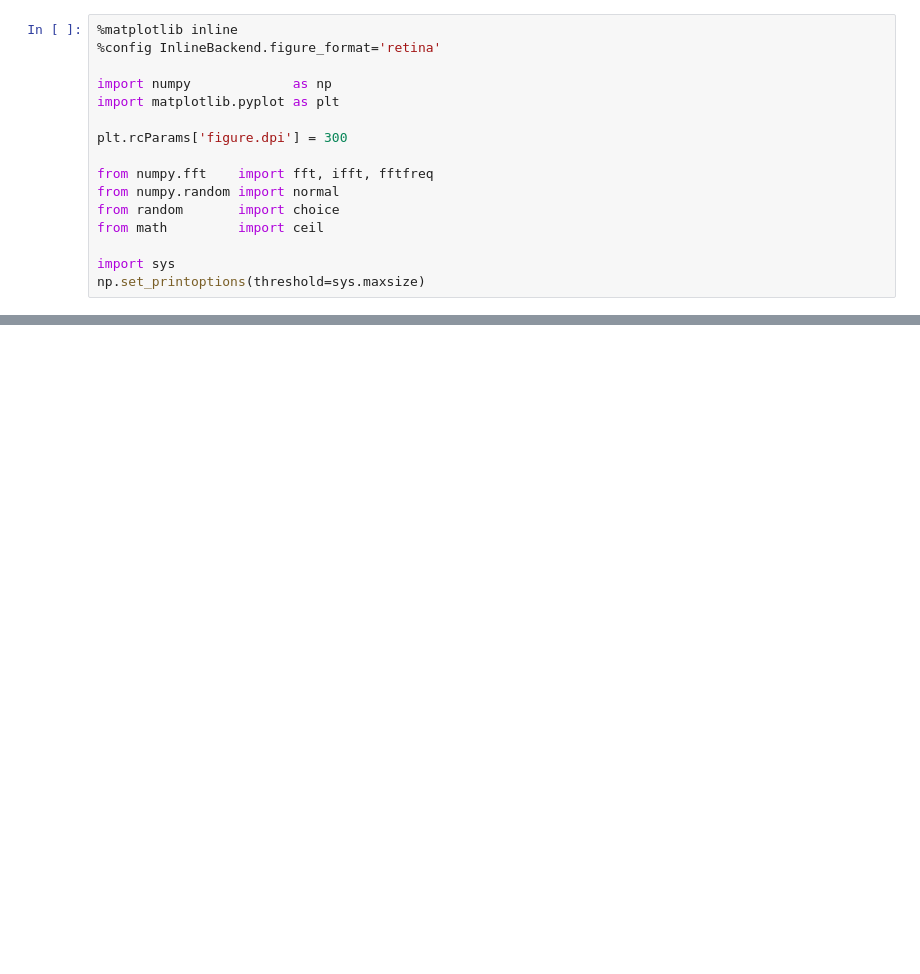
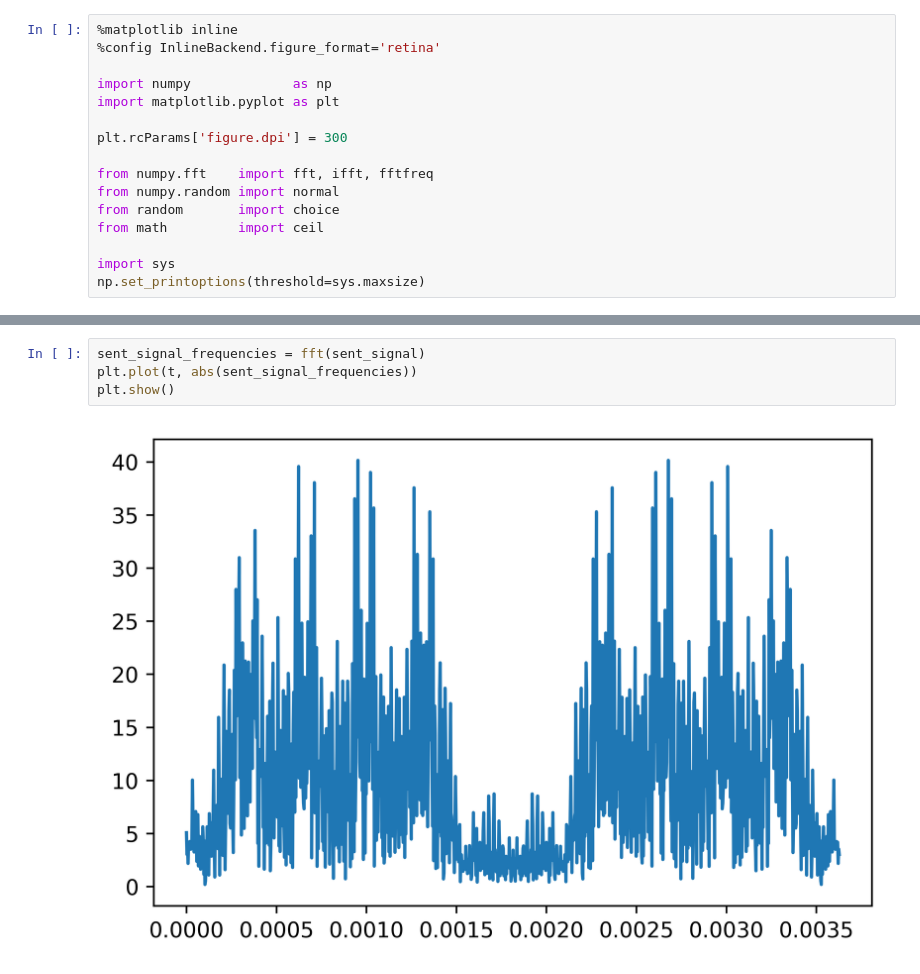
Before and after one commit to TheNitronos/PDC-Project, a Jupyter notebook: Communication System.ipynb, the cells around one changed output, grey strips where cells are left out. Saved outputs shown, nothing was run; the diff lists cells and outputs as text; blank space fills up the shorter version.

```diff
--- a/Communication System.ipynb
+++ b/Communication System.ipynb
@@ -65,2 +76,8 @@ plt.show()
+# %%
+sent_signal_frequencies = fft(sent_signal)
+plt.plot(t, abs(sent_signal_frequencies))
+plt.show()
+# %% [output]
+[figure, added]
 # %%
 white_noise = normal(0, 0.05, SIGNAL_LENGTH)
```
Also changed, not shown: parts of 12 cells of this notebook, 5 other files.
